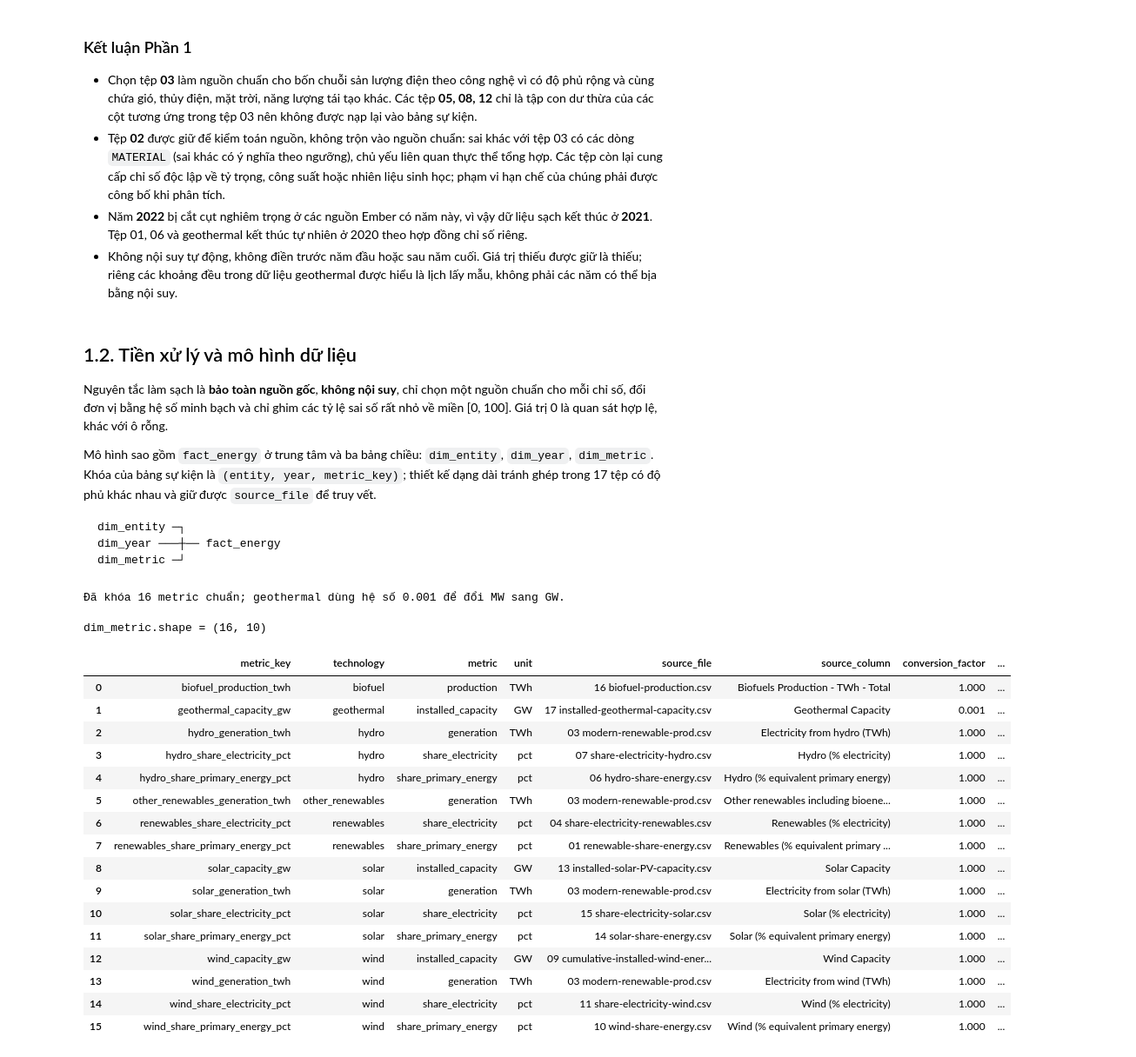
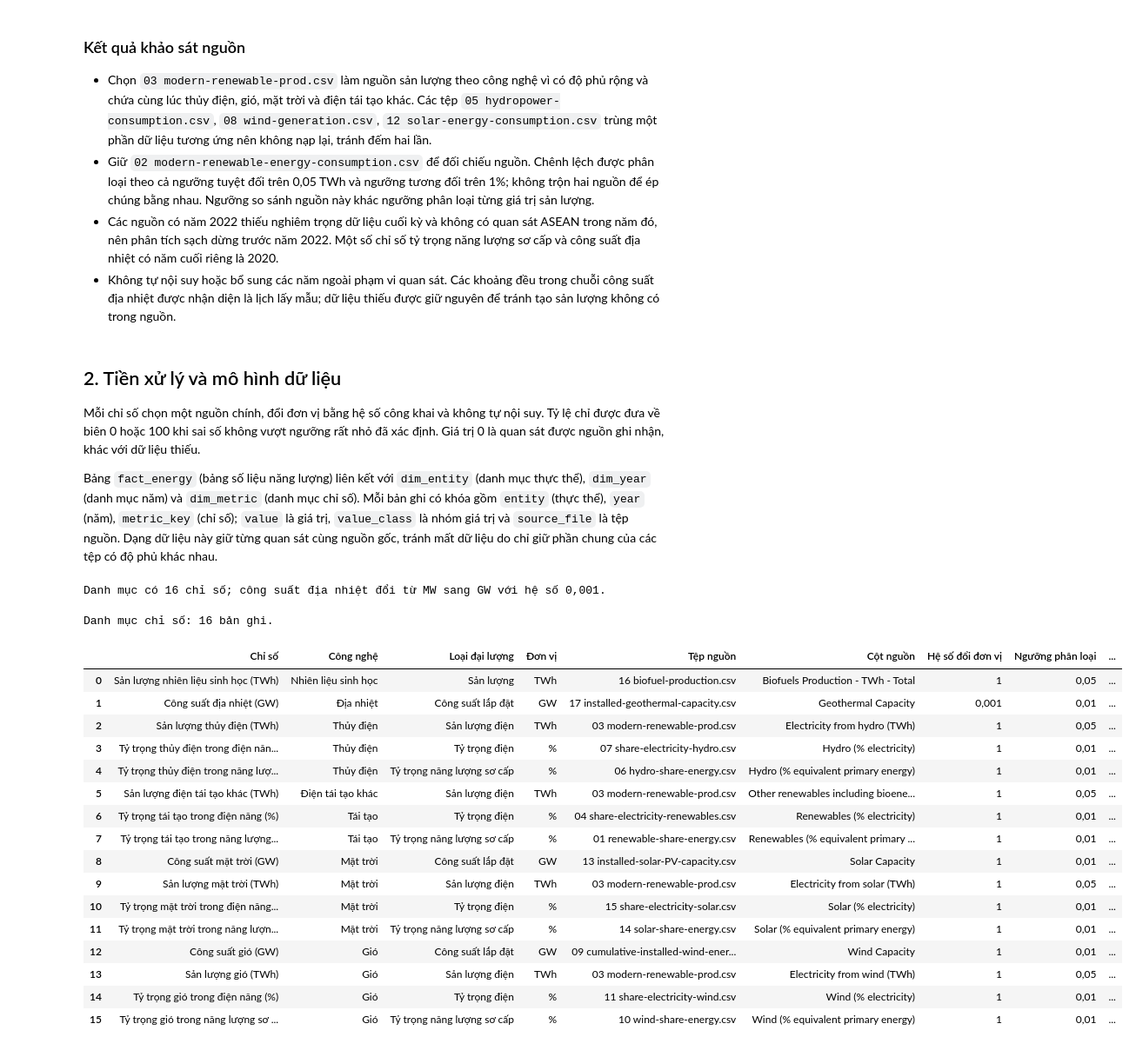
Before and after one commit to NgHongMinh/DA_Project, a Jupyter notebook: output/notebook/ASEAN_Renewables_DataProcessing.ipynb, the cells around one changed output. Shown at 87% size. Saved outputs shown, nothing was run; the diff lists cells and outputs as text; code cells hidden in the pictures.

````diff
--- a/output/notebook/ASEAN_Renewables_DataProcessing.ipynb
+++ b/output/notebook/ASEAN_Renewables_DataProcessing.ipynb
@@ -538,26 +708,20 @@ print(f"Cửa sổ ASEAN chính được chốt từ dữ liệu: {analysis_star
 | 16 | 17 installed-geothermal-capacity.csv | 33 | 31 | 260 | 31 | ... |
 Cửa sổ ASEAN chính được chốt từ dữ liệu: 2000–2021; không nội suy.
 # %% [markdown]
-### Kết luận Phần 1
+### Kết quả khảo sát nguồn
 
-- Chọn tệp **03** làm nguồn chuẩn cho bốn chuỗi sản lượng điện theo công nghệ vì có độ phủ rộng và cùng chứa gió, thủy điện, mặt trời, năng lượng tái tạo khác. Các tệp **05, 08, 12** chỉ là tập con dư thừa của các cột tương ứng trong tệp 03 nên không được nạp lại vào bảng sự kiện.
-- Tệp **02** được giữ để kiểm toán nguồn, không trộn vào nguồn chuẩn: sai khác với tệp 03 có các dòng `MATERIAL` (sai khác có ý nghĩa theo ngưỡng), chủ yếu liên quan thực thể tổng hợp. Các tệp còn lại cung cấp chỉ số độc lập về tỷ trọng, công suất hoặc nhiên liệu sinh học; phạm vi hạn chế của chúng phải được công bố khi phân tích.
-- Năm **2022** bị cắt cụt nghiêm trọng ở các nguồn Ember có năm này, vì vậy dữ liệu sạch kết thúc ở **2021**. Tệp 01, 06 và geothermal kết thúc tự nhiên ở 2020 theo hợp đồng chỉ số riêng.
-- Không nội suy tự động, không điền trước năm đầu hoặc sau năm cuối. Giá trị thiếu được giữ là thiếu; riêng các khoảng đều trong dữ liệu geothermal được hiểu là lịch lấy mẫu, không phải các năm có thể bịa bằng nội suy.
+- Chọn `03 modern-renewable-prod.csv` làm nguồn sản lượng theo công nghệ vì có độ phủ rộng và chứa cùng lúc thủy điện, gió, mặt trời và điện tái tạo khác. Các tệp `05 hydropower-consumption.csv`, `08 wind-generation.csv`, `12 solar-energy-consumption.csv` trùng một phần dữ liệu tương ứng nên không nạp lại, tránh đếm hai lần.
+- Giữ `02 modern-renewable-energy-consumption.csv` để đối chiếu nguồn. Chênh lệch được phân loại theo cả ngưỡng tuyệt đối trên 0,05 TWh và ngưỡng tương đối trên 1%; không trộn hai nguồn để ép chúng bằng nhau. Ngưỡng so sánh nguồn này khác ngưỡng phân loại từng giá trị sản lượng.
+- Các nguồn có năm 2022 thiếu nghiêm trọng dữ liệu cuối kỳ và không có quan sát ASEAN trong năm đó, nên phân tích sạch dừng trước năm 2022. Một số chỉ số tỷ trọng năng lượng sơ cấp và công suất địa nhiệt có năm cuối riêng là 2020.
+- Không tự nội suy hoặc bổ sung các năm ngoài phạm vi quan sát. Các khoảng đều trong chuỗi công suất địa nhiệt được nhận diện là lịch lấy mẫu; dữ liệu thiếu được giữ nguyên để tránh tạo sản lượng không có trong nguồn.
 # %% [markdown]
-## 1.2. Tiền xử lý và mô hình dữ liệu
+## 2. Tiền xử lý và mô hình dữ liệu
 
-Nguyên tắc làm sạch là **bảo toàn nguồn gốc**, **không nội suy**, chỉ chọn một nguồn chuẩn cho mỗi chỉ số, đổi đơn vị bằng hệ số minh bạch và chỉ ghim các tỷ lệ sai số rất nhỏ về miền [0, 100]. Giá trị 0 là quan sát hợp lệ, khác với ô rỗng.
+Mỗi chỉ số chọn một nguồn chính, đổi đơn vị bằng hệ số công khai và không tự nội suy. Tỷ lệ chỉ được đưa về biên 0 hoặc 100 khi sai số không vượt ngưỡng rất nhỏ đã xác định. Giá trị 0 là quan sát được nguồn ghi nhận, khác với dữ liệu thiếu.
 
-Mô hình sao gồm `fact_energy` ở trung tâm và ba bảng chiều: `dim_entity`, `dim_year`, `dim_metric`. Khóa của bảng sự kiện là `(entity, year, metric_key)`; thiết kế dạng dài tránh ghép trong 17 tệp có độ phủ khác nhau và giữ được `source_file` để truy vết.
-
-```text
-dim_entity ─┐
-dim_year ───┼── fact_energy
-dim_metric ─┘
-```
+Bảng `fact_energy` (bảng số liệu năng lượng) liên kết với `dim_entity` (danh mục thực thể), `dim_year` (danh mục năm) và `dim_metric` (danh mục chỉ số). Mỗi bản ghi có khóa gồm `entity` (thực thể), `year` (năm), `metric_key` (chỉ số); `value` là giá trị, `value_class` là nhóm giá trị và `source_file` là tệp nguồn. Dạng dữ liệu này giữ từng quan sát cùng nguồn gốc, tránh mất dữ liệu do chỉ giữ phần chung của các tệp có độ phủ khác nhau.
 # %%
-# Bước 2.1 — Khóa danh mục 16 metric chuẩn đúng nguồn, đơn vị, ngưỡng và cửa sổ riêng.
+# Bước 2.1 — Khóa danh mục 16 chỉ số chuẩn đúng nguồn, đơn vị, ngưỡng và cửa sổ riêng.
 def make_metric_spec(
     metric_key,
     technology,
@@ -606,52 +770,52 @@ METRIC_SPECS = [
 
 assert len(METRIC_SPECS) == 16
 assert len({spec["metric_key"] for spec in METRIC_SPECS}) == 16
-print("Đã khóa 16 metric chuẩn; geothermal dùng hệ số 0.001 để đổi MW sang GW.")
+print("Danh mục có 16 chỉ số; công suất địa nhiệt đổi từ MW sang GW với hệ số 0,001.")
 # %% [output]
-Đã khóa 16 metric chuẩn; geothermal dùng hệ số 0.001 để đổi MW sang GW.
+Danh mục có 16 chỉ số; công suất địa nhiệt đổi từ MW sang GW với hệ số 0,001.
 # %%
-# Bước 2.2 — Dựng chiều metric làm từ điển nguồn và quy tắc biến đổi duy nhất.
+# Bước 2.2 — Dựng chiều chỉ số làm từ điển nguồn và quy tắc biến đổi duy nhất.
 DIM_METRIC_COLUMNS = [
     "metric_key",
     "technology",
     "metric",
     "unit",
     "source_file",
     "source_column",
     "conversion_factor",
     "trace_threshold",
     "analysis_start_year",
     "analysis_end_year",
 ]
 dim_metric = (
     pd.DataFrame(METRIC_SPECS, columns=DIM_METRIC_COLUMNS)
     .sort_values("metric_key", kind="stable")
     .reset_index(drop=True)
 )
 if dim_metric["metric_key"].duplicated().any():
     raise ValueError("dim_metric có metric_key trùng.")
 
-print(f"dim_metric.shape = {dim_metric.shape}")
-display(dim_metric.head(16))
+print(f"Danh mục chỉ số: {len(dim_metric)} bản ghi.")
+show_table(dim_metric.head(16))
 # %% [output]
-dim_metric.shape = (16, 10)
+Danh mục chỉ số: 16 bản ghi.
-|  | metric_key | technology | metric | unit | source_file | source_column | conversion_factor | ... |
-| 0 | biofuel_production_twh | biofuel | production | TWh | 16 biofuel-production.csv | Biofuels Production - TWh - Total | 1.000 | ... |
-| 1 | geothermal_capacity_gw | geothermal | installed_capacity | GW | 17 installed-geothermal-capacity.csv | Geothermal Capacity | 0.001 | ... |
-| 2 | hydro_generation_twh | hydro | generation | TWh | 03 modern-renewable-prod.csv | Electricity from hydro (TWh) | 1.000 | ... |
-| 3 | hydro_share_electricity_pct | hydro | share_electricity | pct | 07 share-electricity-hydro.csv | Hydro (% electricity) | 1.000 | ... |
-| 4 | hydro_share_primary_energy_pct | hydro | share_primary_energy | pct | 06 hydro-share-energy.csv | Hydro (% equivalent primary energy) | 1.000 | ... |
-| 5 | other_renewables_generation_twh | other_renewables | generation | TWh | 03 modern-renewable-prod.csv | Other renewables including bioene... | 1.000 | ... |
-| 6 | renewables_share_electricity_pct | renewables | share_electricity | pct | 04 share-electricity-renewables.csv | Renewables (% electricity) | 1.000 | ... |
-| 7 | renewables_share_primary_energy_pct | renewables | share_primary_energy | pct | 01 renewable-share-energy.csv | Renewables (% equivalent primary ... | 1.000 | ... |
-| 8 | solar_capacity_gw | solar | installed_capacity | GW | 13 installed-solar-PV-capacity.csv | Solar Capacity | 1.000 | ... |
-| 9 | solar_generation_twh | solar | generation | TWh | 03 modern-renewable-prod.csv | Electricity from solar (TWh) | 1.000 | ... |
-| 10 | solar_share_electricity_pct | solar | share_electricity | pct | 15 share-electricity-solar.csv | Solar (% electricity) | 1.000 | ... |
-| 11 | solar_share_primary_energy_pct | solar | share_primary_energy | pct | 14 solar-share-energy.csv | Solar (% equivalent primary energy) | 1.000 | ... |
-| 12 | wind_capacity_gw | wind | installed_capacity | GW | 09 cumulative-installed-wind-ener... | Wind Capacity | 1.000 | ... |
-| 13 | wind_generation_twh | wind | generation | TWh | 03 modern-renewable-prod.csv | Electricity from wind (TWh) | 1.000 | ... |
-| 14 | wind_share_electricity_pct | wind | share_electricity | pct | 11 share-electricity-wind.csv | Wind (% electricity) | 1.000 | ... |
-| 15 | wind_share_primary_energy_pct | wind | share_primary_energy | pct | 10 wind-share-energy.csv | Wind (% equivalent primary energy) | 1.000 | ... |
+|  | Chỉ số | Công nghệ | Loại đại lượng | Đơn vị | Tệp nguồn | Cột nguồn | Hệ số đổi đơn vị | Ngưỡng phân loại | ... |
+| 0 | Sản lượng nhiên liệu sinh học (TWh) | Nhiên liệu sinh học | Sản lượng | TWh | 16 biofuel-production.csv | Biofuels Production - TWh - Total | 1 | 0,05 | ... |
+| 1 | Công suất địa nhiệt (GW) | Địa nhiệt | Công suất lắp đặt | GW | 17 installed-geothermal-capacity.csv | Geothermal Capacity | 0,001 | 0,01 | ... |
+| 2 | Sản lượng thủy điện (TWh) | Thủy điện | Sản lượng điện | TWh | 03 modern-renewable-prod.csv | Electricity from hydro (TWh) | 1 | 0,05 | ... |
+| 3 | Tỷ trọng thủy điện trong điện năn... | Thủy điện | Tỷ trọng điện | % | 07 share-electricity-hydro.csv | Hydro (% electricity) | 1 | 0,01 | ... |
+| 4 | Tỷ trọng thủy điện trong năng lượ... | Thủy điện | Tỷ trọng năng lượng sơ cấp | % | 06 hydro-share-energy.csv | Hydro (% equivalent primary energy) | 1 | 0,01 | ... |
+| 5 | Sản lượng điện tái tạo khác (TWh) | Điện tái tạo khác | Sản lượng điện | TWh | 03 modern-renewable-prod.csv | Other renewables including bioene... | 1 | 0,05 | ... |
+| 6 | Tỷ trọng tái tạo trong điện năng (%) | Tái tạo | Tỷ trọng điện | % | 04 share-electricity-renewables.csv | Renewables (% electricity) | 1 | 0,01 | ... |
+| 7 | Tỷ trọng tái tạo trong năng lượng... | Tái tạo | Tỷ trọng năng lượng sơ cấp | % | 01 renewable-share-energy.csv | Renewables (% equivalent primary ... | 1 | 0,01 | ... |
+| 8 | Công suất mặt trời (GW) | Mặt trời | Công suất lắp đặt | GW | 13 installed-solar-PV-capacity.csv | Solar Capacity | 1 | 0,01 | ... |
+| 9 | Sản lượng mặt trời (TWh) | Mặt trời | Sản lượng điện | TWh | 03 modern-renewable-prod.csv | Electricity from solar (TWh) | 1 | 0,05 | ... |
+| 10 | Tỷ trọng mặt trời trong điện năng... | Mặt trời | Tỷ trọng điện | % | 15 share-electricity-solar.csv | Solar (% electricity) | 1 | 0,01 | ... |
+| 11 | Tỷ trọng mặt trời trong năng lượn... | Mặt trời | Tỷ trọng năng lượng sơ cấp | % | 14 solar-share-energy.csv | Solar (% equivalent primary energy) | 1 | 0,01 | ... |
+| 12 | Công suất gió (GW) | Gió | Công suất lắp đặt | GW | 09 cumulative-installed-wind-ener... | Wind Capacity | 1 | 0,01 | ... |
+| 13 | Sản lượng gió (TWh) | Gió | Sản lượng điện | TWh | 03 modern-renewable-prod.csv | Electricity from wind (TWh) | 1 | 0,05 | ... |
+| 14 | Tỷ trọng gió trong điện năng (%) | Gió | Tỷ trọng điện | % | 11 share-electricity-wind.csv | Wind (% electricity) | 1 | 0,01 | ... |
+| 15 | Tỷ trọng gió trong năng lượng sơ ... | Gió | Tỷ trọng năng lượng sơ cấp | % | 10 wind-share-energy.csv | Wind (% equivalent primary energy) | 1 | 0,01 | ... |
 # %%
 # Bước 2.3 — Hợp nhất mã thực thể và phân loại bằng ngoại lệ rõ ràng cho các mã giả OWID_*.
 CANONICAL_CONTINENTS = {
````
Also changed, not shown: parts of 38 cells of this notebook, 46 other files.
